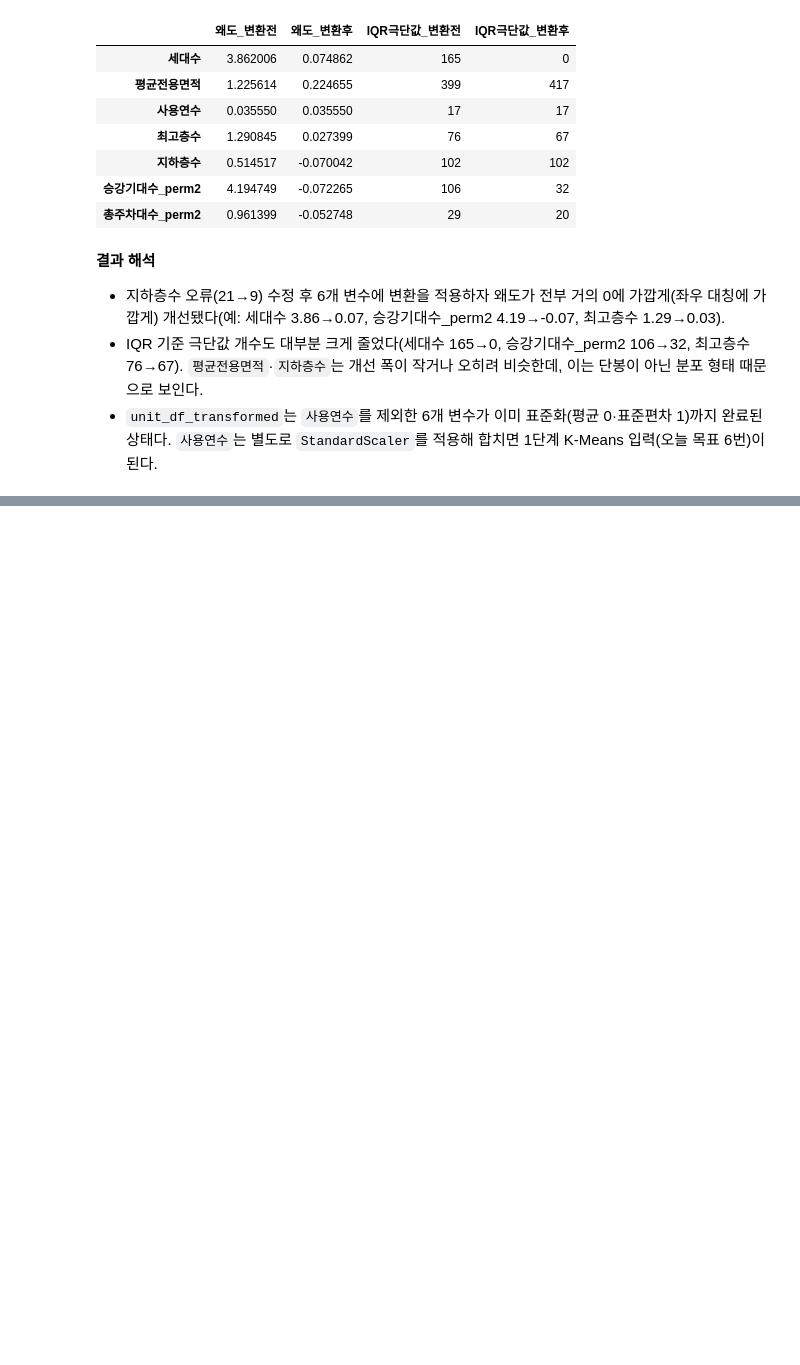
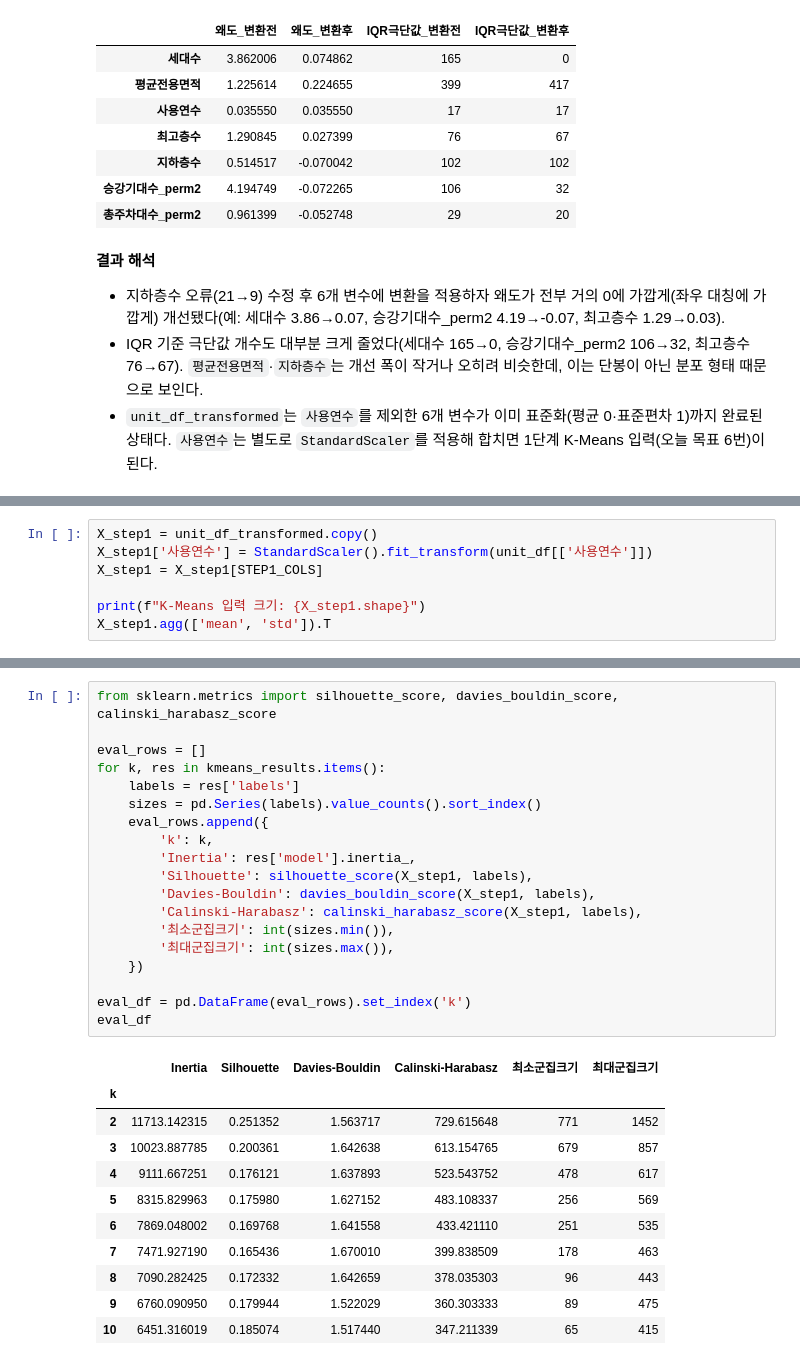
Before and after one commit to roh-git/mlapt_project, a Jupyter notebook: main_analysis.ipynb, the cells around one changed output, grey strips where cells are left out. Saved outputs shown, nothing was run; the diff lists cells and outputs as text; blank space fills up the shorter version.

```diff
--- a/main_analysis.ipynb
+++ b/main_analysis.ipynb
@@ -560,0 +565,7 @@ comparison
+# %%
+X_step1 = unit_df_transformed.copy()
+X_step1['사용연수'] = StandardScaler().fit_transform(unit_df[['사용연수']])
+X_step1 = X_step1[STEP1_COLS]
+
+print(f"K-Means 입력 크기: {X_step1.shape}")
+X_step1.agg(['mean', 'std']).T
@@ -560,0 +605,31 @@ comparison
+# %%
+from sklearn.metrics import silhouette_score, davies_bouldin_score, calinski_harabasz_score
+
+eval_rows = []
+for k, res in kmeans_results.items():
+    labels = res['labels']
+    sizes = pd.Series(labels).value_counts().sort_index()
+    eval_rows.append({
+        'k': k,
+        'Inertia': res['model'].inertia_,
+        'Silhouette': silhouette_score(X_step1, labels),
+        'Davies-Bouldin': davies_bouldin_score(X_step1, labels),
+        'Calinski-Harabasz': calinski_harabasz_score(X_step1, labels),
+        '최소군집크기': int(sizes.min()),
+        '최대군집크기': int(sizes.max()),
+    })
+
+eval_df = pd.DataFrame(eval_rows).set_index('k')
+eval_df
+# %% [output]
+|  | Inertia | Silhouette | Davies-Bouldin | Calinski-Harabasz | 최소군집크기 | 최대군집크기 |
+| k |  |  |  |  |  |  |
+| 2 | 11713.142315 | 0.251352 | 1.563717 | 729.615648 | 771 | 1452 |
+| 3 | 10023.887785 | 0.200361 | 1.642638 | 613.154765 | 679 | 857 |
+| 4 | 9111.667251 | 0.176121 | 1.637893 | 523.543752 | 478 | 617 |
+| 5 | 8315.829963 | 0.175980 | 1.627152 | 483.108337 | 256 | 569 |
+| 6 | 7869.048002 | 0.169768 | 1.641558 | 433.421110 | 251 | 535 |
+| 7 | 7471.927190 | 0.165436 | 1.670010 | 399.838509 | 178 | 463 |
+| 8 | 7090.282425 | 0.172332 | 1.642659 | 378.035303 | 96 | 443 |
+| 9 | 6760.090950 | 0.179944 | 1.522029 | 360.303333 | 89 | 475 |
+| 10 | 6451.316019 | 0.185074 | 1.517440 | 347.211339 | 65 | 415 |
```
Also changed, not shown: parts of 12 cells of this notebook.
